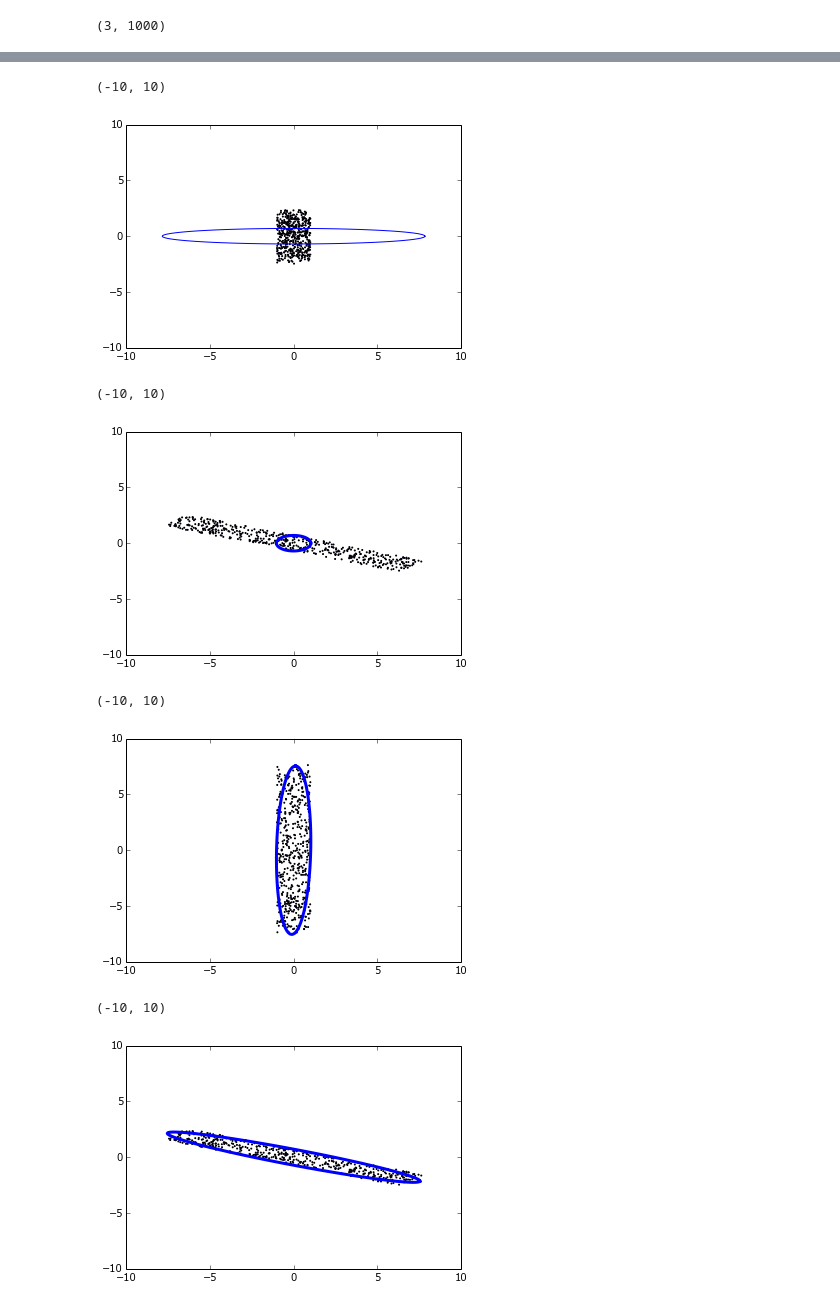
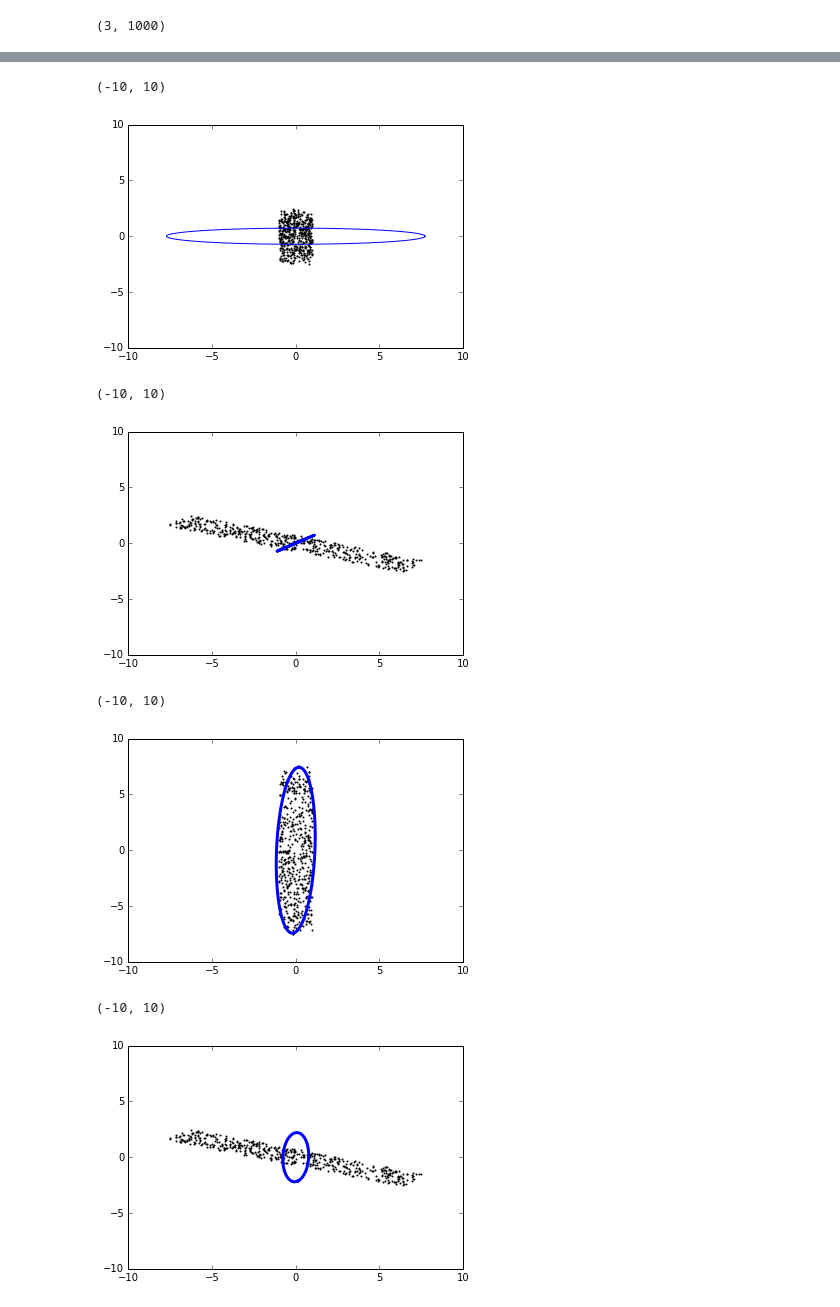
Before and after one commit to jngaravitoc/shapes, a Jupyter notebook: Inertia_tensor_method.ipynb, the cells around one changed output, grey strips where cells are left out. Drawn from its saved outputs; the diff is of its cells as text; code cells hidden in the pictures.

Commit message:
plots

```diff
--- a/Inertia_tensor_method.ipynb
+++ b/Inertia_tensor_method.ipynb
@@ -216,8 +219,9 @@ projection2(XYZ_e_rot[0,:], XYZ_e_rot[1,:],XYZ_e_rot[2,:], x, y, z)
 u = np.linspace(0, 2 * np.pi, 100)
 xt = a*cos(u)
 yt = a*q*sin(u)
+zt = a*s*sin(u)
 scatter(x, y, s=1)
-zt = np.zeros(100)
+#zt = np.zeros(100)
 plot(xt, yt)
 ylim(-10, 10)
 # %% [output]
@@ -226,21 +230,21 @@ ylim(-10, 10)
 # %%
-xt2 = a*cos(u)
-yt2 = a*s*sin(u)
+#xt2 = a*cos(u)
+#yt2 = a*s*sin(u)
 scatter(x, z, s=1)
-plot(xt2, yt2)
+plot(xt, zt)
 ylim(-10, 10)
 # %% [output]
 (-10, 10)
-[figure, old version]
+[figure, new version]
 # %%
-xt3 = a*q*cos(u)
-yt3 = a*s*sin(u)
+#xt3 = a*q*cos(u)
+#yt3 = a*s*sin(u)
 scatter(y, z, s=1)
-plot(xt3, yt3, lw=3)
+plot(yt, zt, lw=3)
 ylim(-10, 10)
 # %% [output]
 (-10, 10)
-[figure, old version]
+[figure, new version]
 # %%
 x_rot = one_tensor(xt, yt, zt)
 x_Rot = dot(evec, x_rot)
@@ -250,18 +254,18 @@ scatter(x, y, s=1)
 xlim(-10, 10)
 # %% [output]
 (-10, 10)
-[figure, old version]
+[figure, new version]
 # %%
 x_rot2 = one_tensor(xt2, zt, yt2)
 x_Rot2 = dot(evec, x_rot2)
 
-plot(x_Rot2[1,:], x_Rot2[2,:], lw=3)
+plot(x_Rot2[0,:], x_Rot2[2,:], lw=3)
 scatter(y, z, s=1)
 xlim(-10, 10)
 ylim(-10, 10)
 # %% [output]
 (-10, 10)
-[figure, old version]
+[figure, new version]
 # %%
 x_rot3 = one_tensor(zt, xt3, yt3)
 x_Rot3 = dot(evec, x_rot3)
```
Also changed, not shown: parts of 10 cells of this notebook, 1 other file.
